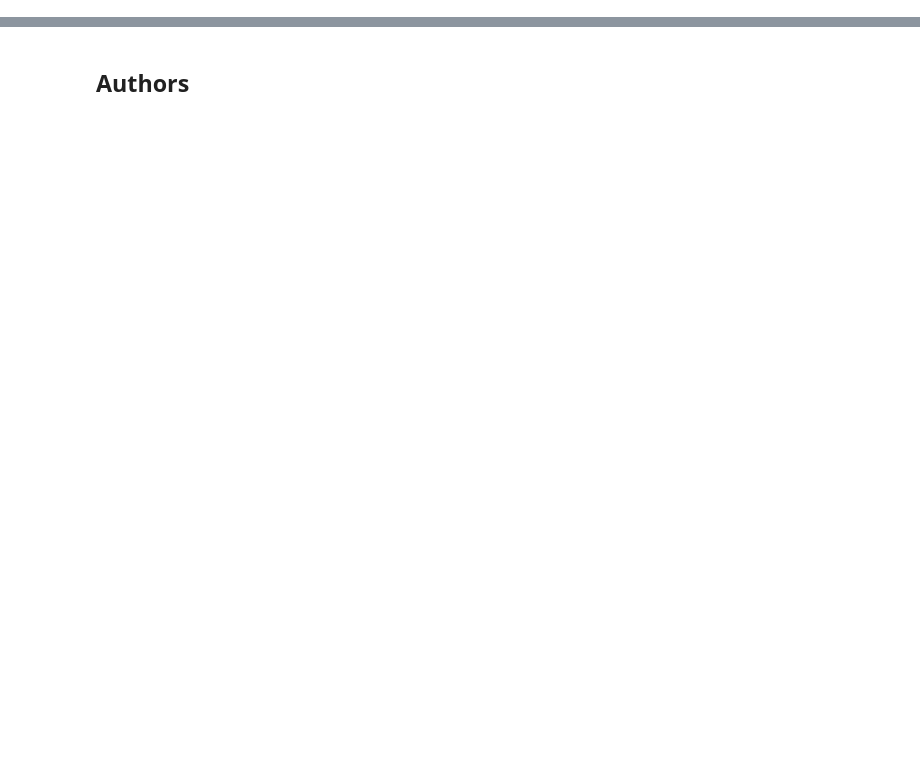
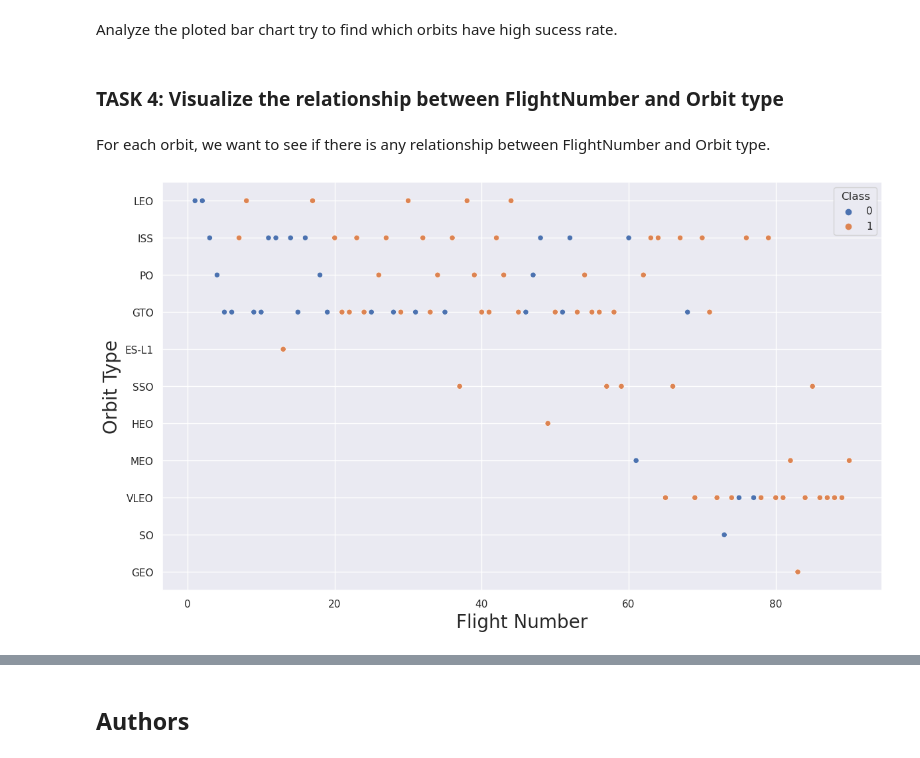
Before and after one commit to kingsley-jpg/applied-data-science-capstone, a Jupyter notebook: Final_Assignment.ipynb, the cells around one changed output, grey strips where cells are left out. Cells and saved outputs as stored; diff of their text form; code cells hidden in the pictures; blank space fills up the shorter version.

```diff
--- a/Final_Assignment.ipynb
+++ b/Final_Assignment.ipynb
@@ -409,0 +87,8 @@ Now you have discovered many interesting insights related to the launch sites' l
+# %%
+# Plot a scatter point chart with x axis to be Flight Number and y axis to be the launch site, and hue to be the class value
+sns.set_theme(color_codes=True)
+plt.figure(figsize=(14,8))
+sns.scatterplot(x="FlightNumber", y="LaunchSite", hue="Class", data = df)
+plt.xlabel("Flight Number",fontsize=20)
+plt.ylabel("Launch Site",fontsize=20)
+plt.show()
@@ -409,0 +103,8 @@ Now you have discovered many interesting insights related to the launch sites' l
+# %%
+# Plot a scatter point chart with x axis to be Pay Load Mass (kg) and y axis to be the launch site, and hue to be the class value
+sns.set_theme(color_codes=True)
+plt.figure(figsize=(12,6))
+sns.swarmplot(x="FlightNumber", y="LaunchSite", hue="Class", data = df, dodge = True)
+plt.xlabel("Flight Number",fontsize=20)
+plt.ylabel("Launch Site",fontsize=20)
+plt.show()
@@ -409,0 +136,16 @@ Now you have discovered many interesting insights related to the launch sites' l
+# %% [markdown]
+Analyze the ploted bar chart try to find which orbits have high sucess rate.
+# %% [markdown]
+### TASK  4: Visualize the relationship between FlightNumber and Orbit type
+# %% [markdown]
+For each orbit, we want to see if there is any relationship between FlightNumber and Orbit type.
+# %%
+# Plot a scatter point chart with x axis to be FlightNumber and y axis to be the Orbit, and hue to be the class value
+sns.set_theme(color_codes=True)
+plt.figure(figsize=(14,8))
+sns.scatterplot(x="FlightNumber", y="Orbit", hue="Class", data = df)
+plt.xlabel("Flight Number",fontsize=20)
+plt.ylabel("Orbit Type",fontsize=20)
+plt.show()
+# %% [output]
+[figure, added]
```
Also changed, not shown: parts of 140 cells of this notebook.
